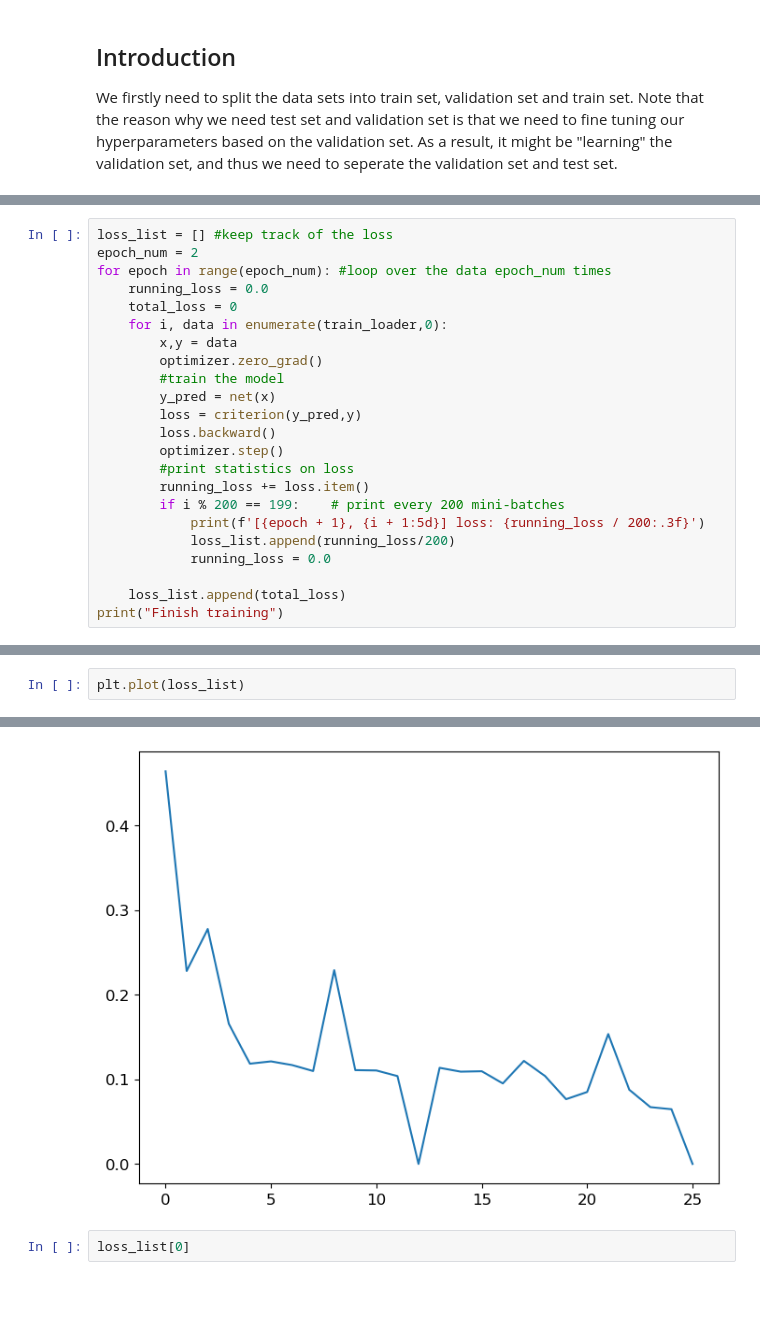
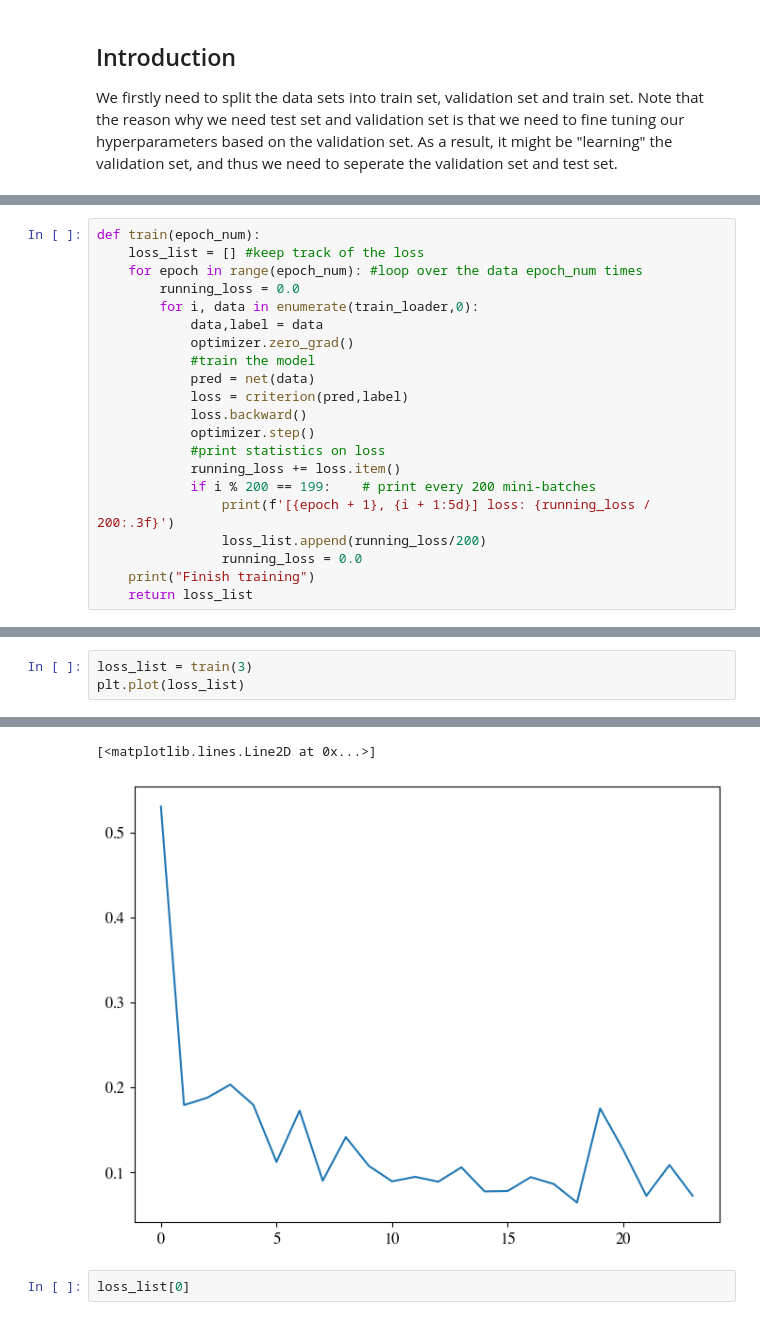
Before and after one commit to FeiyangWang141421/MRES-1DCNN-MiniProject, a Jupyter notebook: 1DCNN-MiniProject.ipynb, the cells around one changed output, grey strips where cells are left out. Drawn from its saved outputs; the diff is of its cells as text; blank space fills up the shorter version.

```diff
--- a/1DCNN-MiniProject.ipynb
+++ b/1DCNN-MiniProject.ipynb
@@ -170,25 +197,23 @@ momentum = 0.9
 criterion = nn.CrossEntropyLoss()
 optimizer = optim.SGD(net.parameters(), lr = learning_rate, momentum = momentum)
 # %%
-loss_list = [] #keep track of the loss
-epoch_num = 2
-for epoch in range(epoch_num): #loop over the data epoch_num times
-    running_loss = 0.0
-    total_loss = 0
-    for i, data in enumerate(train_loader,0):
-        x,y = data
-        optimizer.zero_grad()
-        #train the model
-        y_pred = net(x)
-        loss = criterion(y_pred,y)
-        loss.backward()
-        optimizer.step()
-        #print statistics on loss
-        running_loss += loss.item()
-        if i % 200 == 199:    # print every 200 mini-batches
-            print(f'[{epoch + 1}, {i + 1:5d}] loss: {running_loss / 200:.3f}')
-            loss_list.append(running_loss/200)
-            running_loss = 0.0
-
-    loss_list.append(total_loss)
-print("Finish training")
+def train(epoch_num):
+    loss_list = [] #keep track of the loss
+    for epoch in range(epoch_num): #loop over the data epoch_num times
+        running_loss = 0.0
+        for i, data in enumerate(train_loader,0):
+            data,label = data
+            optimizer.zero_grad()
+            #train the model
+            pred = net(data)
+            loss = criterion(pred,label)
+            loss.backward()
+            optimizer.step()
+            #print statistics on loss
+            running_loss += loss.item()
+            if i % 200 == 199:    # print every 200 mini-batches
+                print(f'[{epoch + 1}, {i + 1:5d}] loss: {running_loss / 200:.3f}')
+                loss_list.append(running_loss/200)
+                running_loss = 0.0
+    print("Finish training")
+    return loss_list
@@ -213,3 +220,4 @@ Finish training
 # %%
+loss_list = train(3)
 plt.plot(loss_list)
 # %% [output]
@@ -217,4 +241,5 @@ plt.plot(loss_list)
+[<matplotlib.lines.Line2D at 0x...>]
-[figure, old version]
+[figure, new version]
 # %%
 loss_list[0]
 # %% [output]
```
Also changed, not shown: parts of 11 cells of this notebook.
